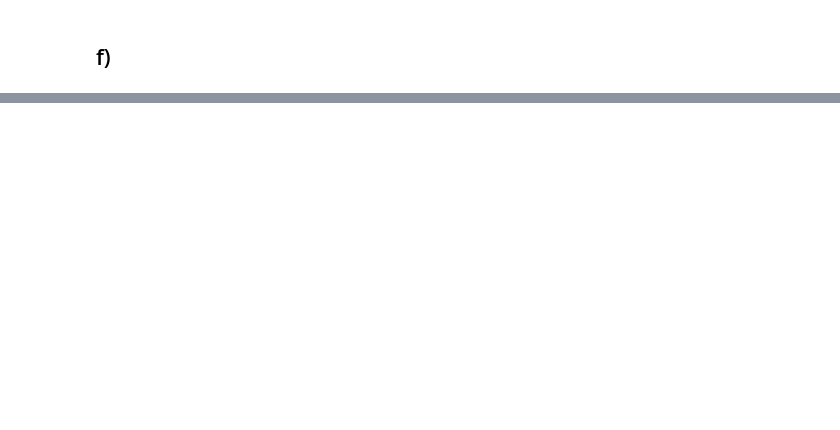
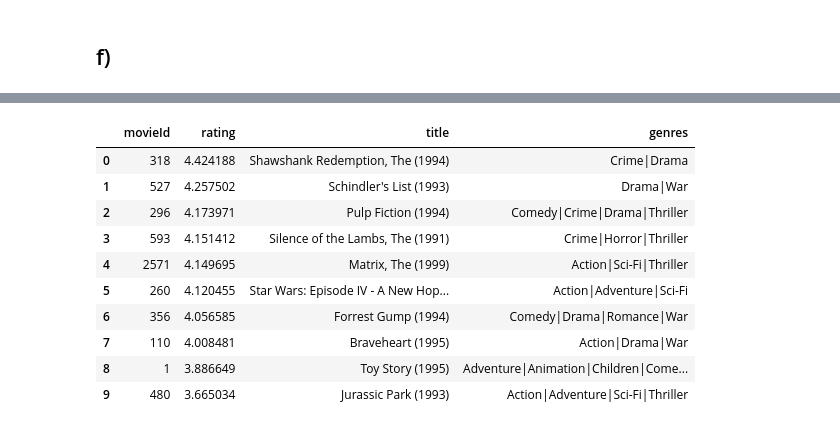
Before and after one commit to felix-tjernberg/machine-learning, a Jupyter notebook: lab/1-1-movielens-eda.ipynb, the cells around one changed output, grey strips where cells are left out. Drawn from its saved outputs; the diff is of its cells as text; code cells hidden in the pictures; blank space fills up the shorter version.

```diff
--- a/lab/1-1-movielens-eda.ipynb
+++ b/lab/1-1-movielens-eda.ipynb
@@ -136,0 +230,28 @@ sns.barplot(data=movies_with_most_ratings, y='title', x='number_of_ratings')
+# %%
+movieId_with_most_ratings_top10_avarage_ratings_raw = (
+    ratings_raw.query(f"movieId == {list(movieId_with_most_ratings_series[:10].index)}")
+    .groupby("movieId")
+    .mean()["rating"]
+    .reset_index()
+    .sort_values("rating", ascending=False)
+)
+
+movieId_with_most_ratings_top10_avarage_ratings = (
+    movieId_with_most_ratings_top10_avarage_ratings_raw.set_index("movieId")
+    .join(movies_raw.set_index("movieId"))
+    .reset_index()
+)
+
+movieId_with_most_ratings_top10_avarage_ratings
+# %% [output]
+|  | movieId | rating | title | genres |
+| 0 | 318 | 4.424188 | Shawshank Redemption, The (1994) | Crime|Drama |
+| 1 | 527 | 4.257502 | Schindler's List (1993) | Drama|War |
+| 2 | 296 | 4.173971 | Pulp Fiction (1994) | Comedy|Crime|Drama|Thriller |
+| 3 | 593 | 4.151412 | Silence of the Lambs, The (1991) | Crime|Horror|Thriller |
+| 4 | 2571 | 4.149695 | Matrix, The (1999) | Action|Sci-Fi|Thriller |
+| 5 | 260 | 4.120455 | Star Wars: Episode IV - A New Hop... | Action|Adventure|Sci-Fi |
+| 6 | 356 | 4.056585 | Forrest Gump (1994) | Comedy|Drama|Romance|War |
+| 7 | 110 | 4.008481 | Braveheart (1995) | Action|Drama|War |
+| 8 | 1 | 3.886649 | Toy Story (1995) | Adventure|Animation|Children|Come... |
+| 9 | 480 | 3.665034 | Jurassic Park (1993) | Action|Adventure|Sci-Fi|Thriller |
```
Also changed, not shown: parts of 14 cells of this notebook.
